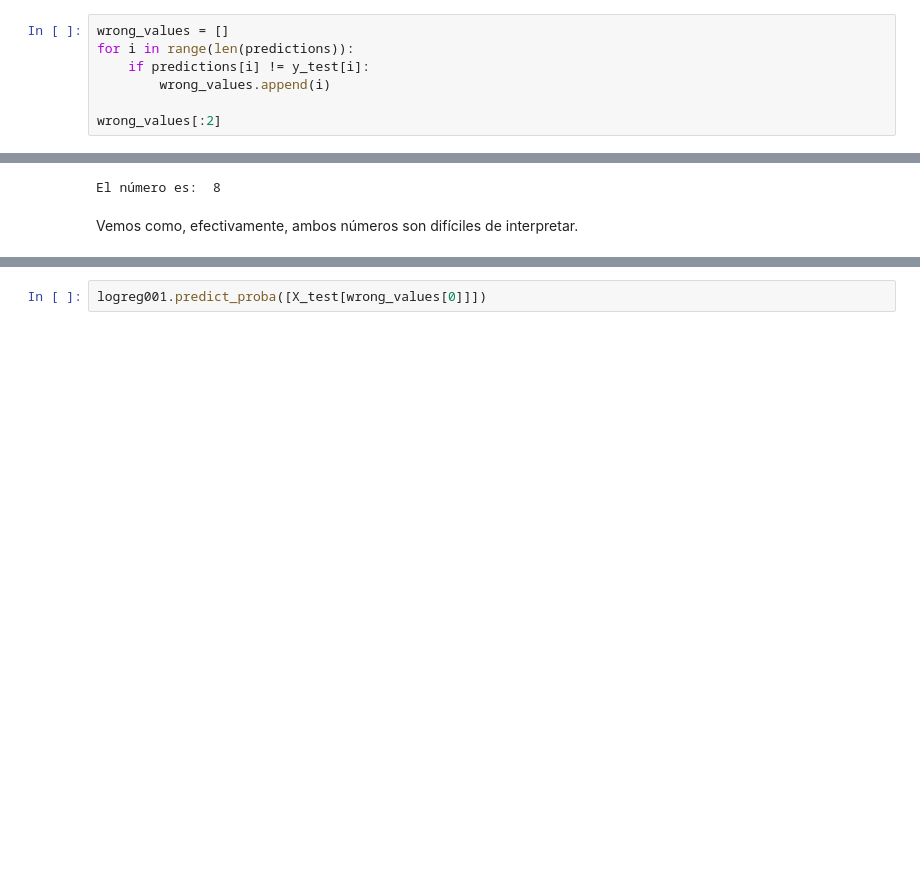
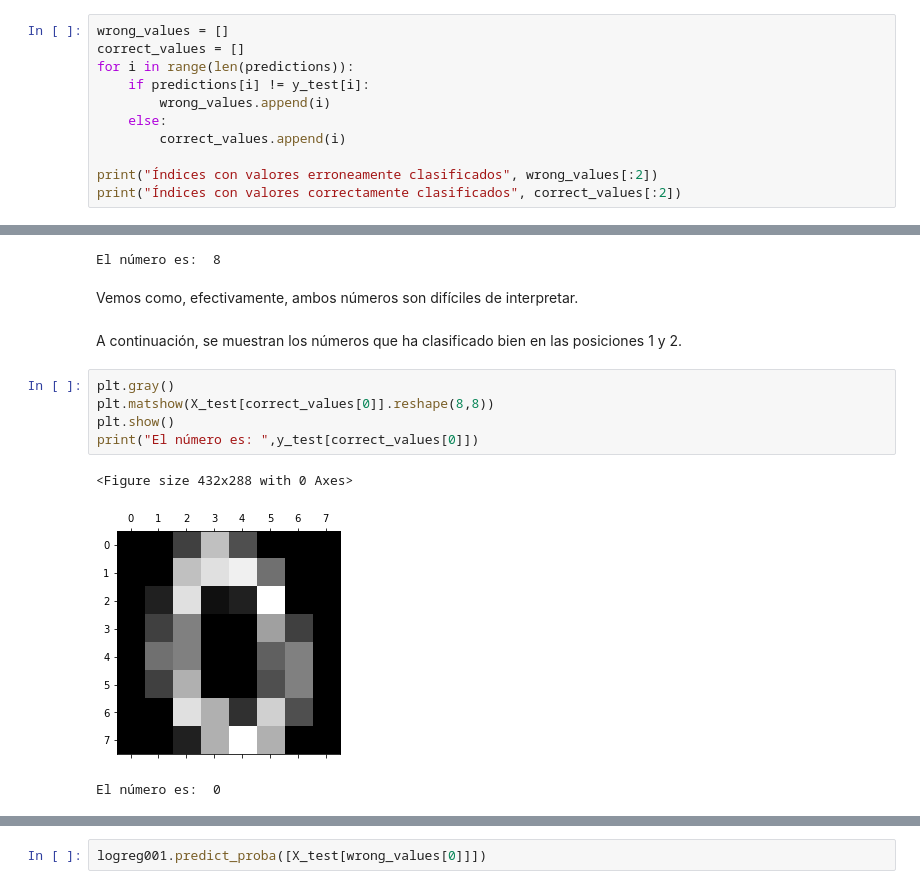
Before and after one commit to serrodcal-MII/AA-04-LinearModel, a Jupyter notebook: Ejercicio modelos lineales.ipynb, the cells around one changed output, grey strips where cells are left out. Drawn from its saved outputs; the diff is of its cells as text; blank space fills up the shorter version.

```diff
--- a/Ejercicio modelos lineales.ipynb
+++ b/Ejercicio modelos lineales.ipynb
@@ -234,9 +273,13 @@ Vemos que los números que peor clasifica son 8, 9 y 2, respectivamente.
 Ahora, vamos a obtener aquellos números que ha clasificado mal y a seleccionar dos de ellos.
 # %%
 wrong_values = []
+correct_values = []
 for i in range(len(predictions)):
     if predictions[i] != y_test[i]:
         wrong_values.append(i)
+    else:
+        correct_values.append(i)
 
-wrong_values[:2]
+print("Índices con valores erroneamente clasificados", wrong_values[:2])
+print("Índices con valores correctamente clasificados", correct_values[:2])
 # %% [output]
@@ -263,3 +307,14 @@ print("El número es: ", y_test[wrong_values[1]])
 El número es:  8
 # %% [markdown]
 Vemos como, efectivamente, ambos números son difíciles de interpretar.
+# %% [markdown]
+A continuación, se muestran los números que ha clasificado bien en las posiciones 1 y 2.
+# %%
+plt.gray()
+plt.matshow(X_test[correct_values[0]].reshape(8,8))
+plt.show()
+print("El número es: ",y_test[correct_values[0]])
+# %% [output]
+<Figure size 432x288 with 0 Axes>
+[figure, added]
+El número es:  0
```
Also changed, not shown: parts of 16 cells of this notebook.
